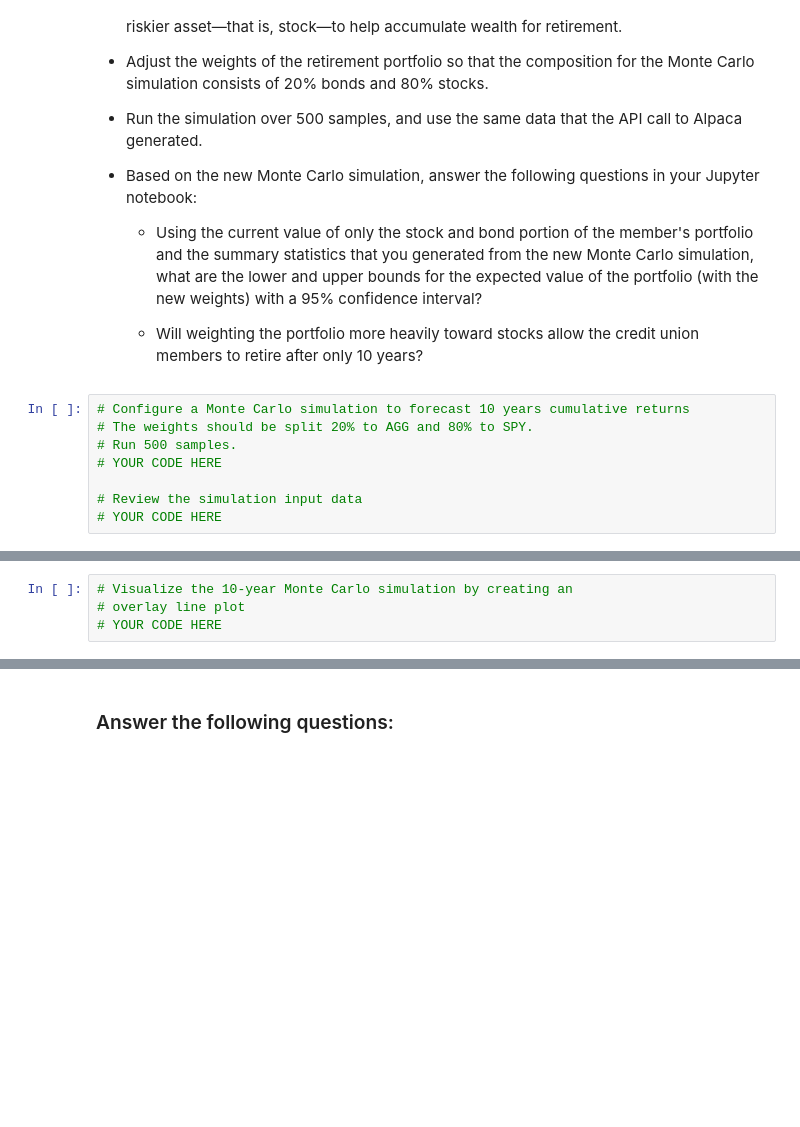
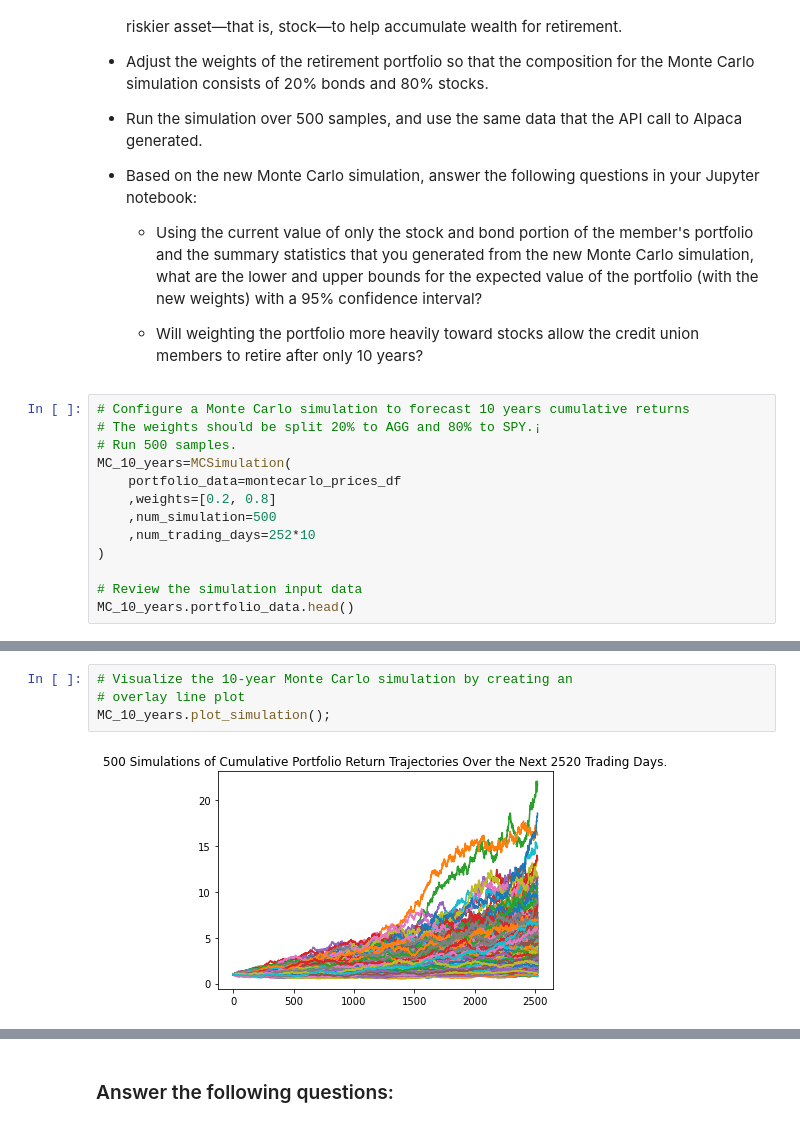
Before and after one commit to paocarvajal1912/Financial_Planning_Tools, a Jupyter notebook: financial_planning_tools.ipynb, the cells around one changed output, grey strips where cells are left out. Saved outputs shown, nothing was run; the diff lists cells and outputs as text; blank space fills up the shorter version.

```diff
--- a/financial_planning_tools.ipynb
+++ b/financial_planning_tools.ipynb
@@ -484,9 +632,14 @@ For this new Monte Carlo simulation, do the following:
     - Will weighting the portfolio more heavily toward stocks allow the credit union members to retire after only 10 years?
 # %%
 # Configure a Monte Carlo simulation to forecast 10 years cumulative returns
-# The weights should be split 20% to AGG and 80% to SPY.
+# The weights should be split 20% to AGG and 80% to SPY.¡
 # Run 500 samples.
-# YOUR CODE HERE
+MC_10_years=MCSimulation(
+    portfolio_data=montecarlo_prices_df
+    ,weights=[0.2, 0.8]
+    ,num_simulation=500
+    ,num_trading_days=252*10
+)
 
 # Review the simulation input data
-# YOUR CODE HERE
+MC_10_years.portfolio_data.head()
@@ -496,7 +689,9 @@ For this new Monte Carlo simulation, do the following:
 # %%
 # Visualize the 10-year Monte Carlo simulation by creating an
 # overlay line plot
-# YOUR CODE HERE
+MC_10_years.plot_simulation();
+# %% [output]
+[figure, added]
 # %%
 # Visualize the probability distribution of the 10-year Monte Carlo simulation
 # by plotting a histogram
```
Also changed, not shown: parts of 53 cells of this notebook.
